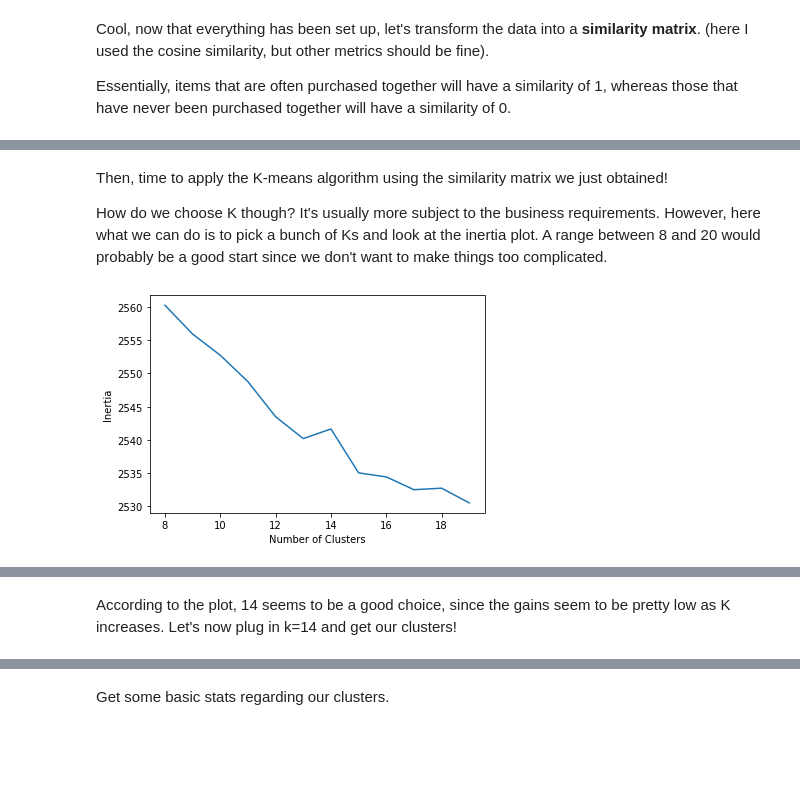
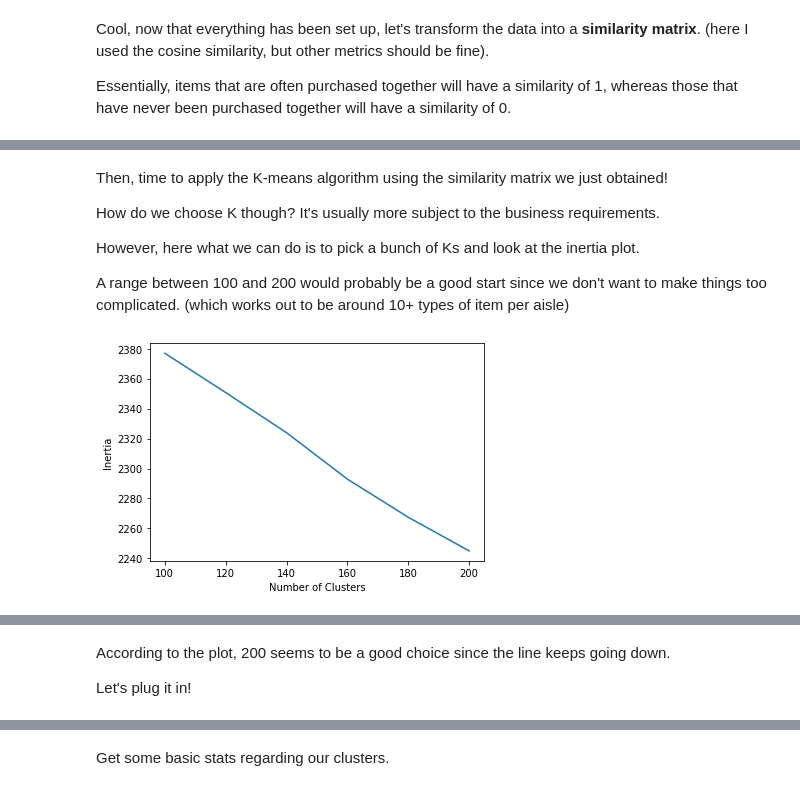
Before and after one commit to raychn1997/grocery-item-clustering, a Jupyter notebook: clustering-v2.ipynb, the cells around one changed output, grey strips where cells are left out. Drawn from its saved outputs; the diff is of its cells as text; code cells hidden in the pictures; blank space fills up the shorter version.

```diff
--- a/clustering-v2.ipynb
+++ b/clustering-v2.ipynb
@@ -97,20 +85,21 @@ hide_toggle()
 Then, time to apply the K-means algorithm using the similarity matrix we just obtained!
 
 How do we choose K though? It's usually more subject to the business requirements.
+
 However, here what we can do is to pick a bunch of Ks and look at the inertia plot.
-A range between 8 and 20 would probably be a good start since we don't want to make things too complicated.
+
+A range between 100 and 200 would probably be a good start since we don't want to make things too complicated.
+(which works out to be around 10+ types of item per aisle)
 # %%
 cluster_inertia = []
-for i in range(8, 20):
+for i in range(100, 220, 20):
     model = KMeans(n_clusters=i)
     model.fit(data_clustering)
     cluster_inertia.append(model.inertia_)
 
-plt.plot(range(8, 20), cluster_inertia)
+plt.plot(range(100, 220, 20), cluster_inertia)
 plt.xlabel('Number of Clusters')
 plt.ylabel('Inertia')
 plt.show()
-
-hide_toggle()
 # %% [output]
-[figure, old version]
+[figure, new version]
@@ -118,4 +106,5 @@ hide_toggle()
 # %% [markdown]
-According to the plot, 14 seems to be a good choice, since the gains seem to be pretty low as K increases.
-Let's now plug in k=14 and get our clusters!
+According to the plot, 200 seems to be a good choice since the line keeps going down.
+
+Let's plug it in!
 # %%
```
Also changed, not shown: parts of 14 cells of this notebook, 3 other files.
